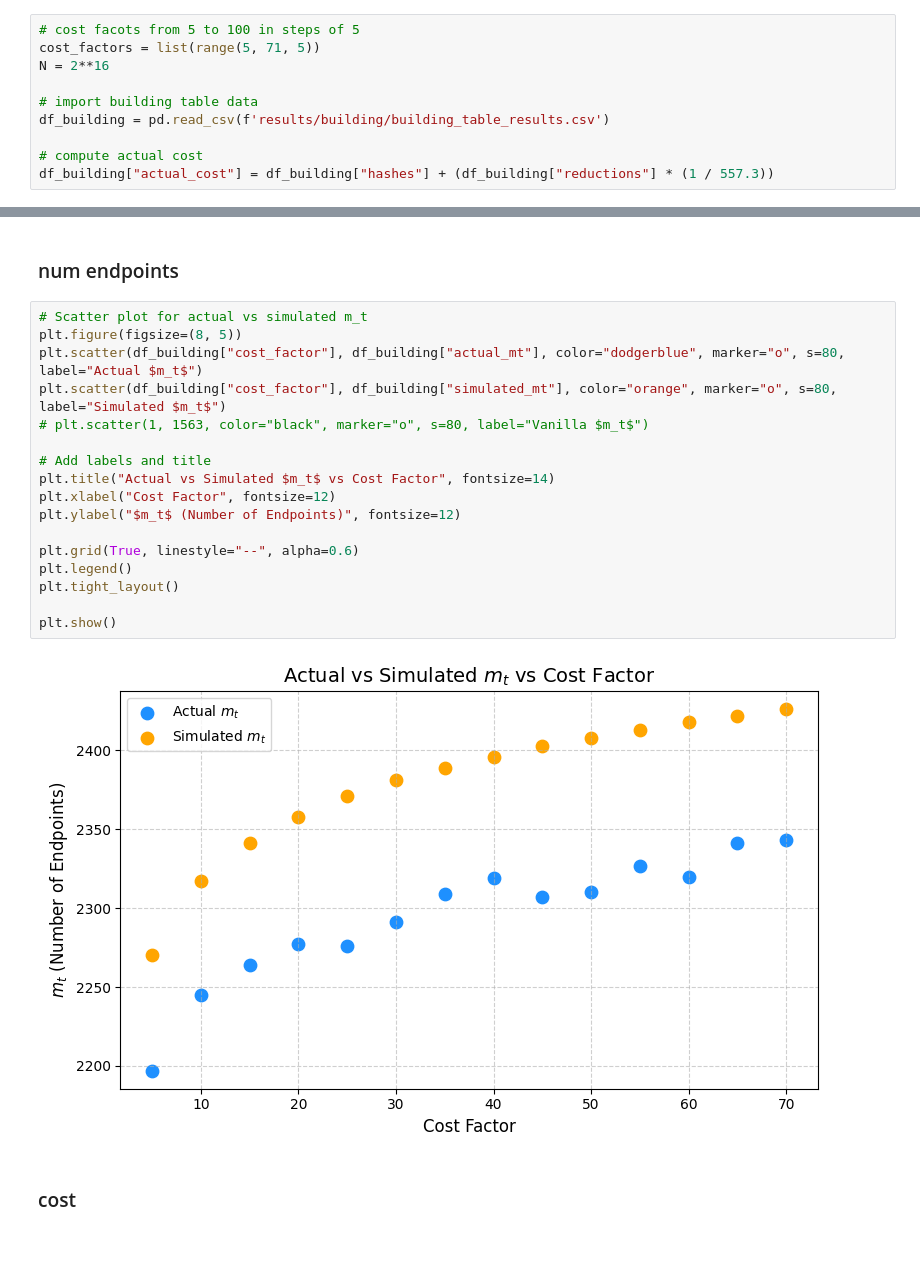
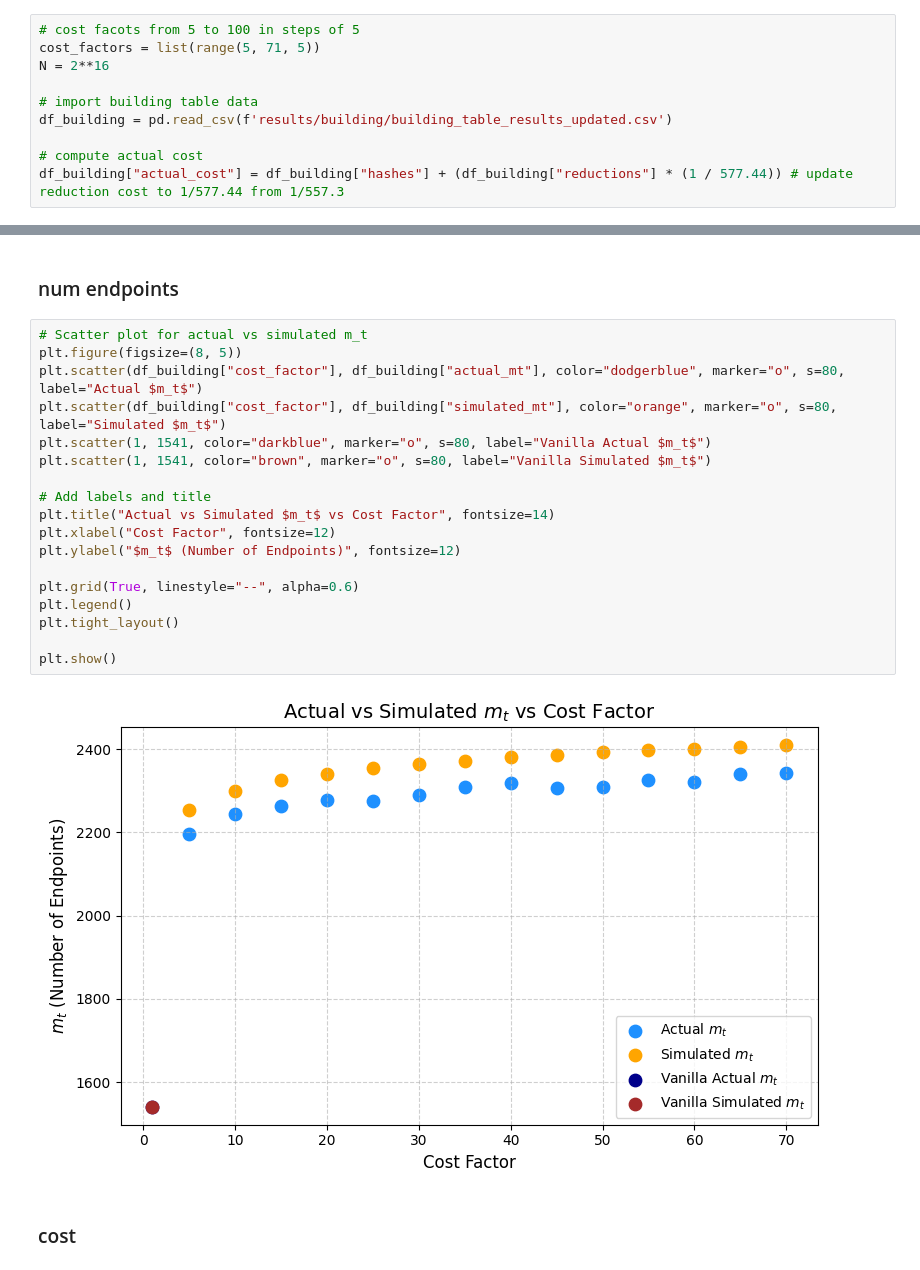
Before and after one commit to mahfuzahf/cherry-picking-reduction-functions, a Jupyter notebook: plots/higher_costs/N_16/constructing_table/plotting.ipynb, the cells around one changed output, grey strips where cells are left out. Saved outputs shown, nothing was run; the diff lists cells and outputs as text.

Commit message:
had a look into how simulaion was calculated, and it was missing out the final column to calculate. haven't fixed in simulation, but fixed in results.

```diff
--- a/plots/higher_costs/N_16/constructing_table/plotting.ipynb
+++ b/plots/higher_costs/N_16/constructing_table/plotting.ipynb
@@ -9,10 +10,10 @@ cost_factors = list(range(5, 71, 5))
 N = 2**16
 
 # import building table data
-df_building = pd.read_csv(f'results/building/building_table_results.csv')
+df_building = pd.read_csv(f'results/building/building_table_results_updated.csv')
 
 # compute actual cost
-df_building["actual_cost"] = df_building["hashes"] + (df_building["reductions"] * (1 / 557.3))
+df_building["actual_cost"] = df_building["hashes"] + (df_building["reductions"] * (1 / 577.44)) # update reduction cost to 1/577.44 from 1/557.3
 # %% [markdown]
 ## Plot precomputation
 # %% [markdown]
@@ -20,22 +21,23 @@ df_building["actual_cost"] = df_building["hashes"] + (df_building["reductions"]
 # %%
 # Scatter plot for actual vs simulated m_t
 plt.figure(figsize=(8, 5))
 plt.scatter(df_building["cost_factor"], df_building["actual_mt"], color="dodgerblue", marker="o", s=80, label="Actual $m_t$")
 plt.scatter(df_building["cost_factor"], df_building["simulated_mt"], color="orange", marker="o", s=80, label="Simulated $m_t$")
-# plt.scatter(1, 1563, color="black", marker="o", s=80, label="Vanilla $m_t$")
+plt.scatter(1, 1541, color="darkblue", marker="o", s=80, label="Vanilla Actual $m_t$")
+plt.scatter(1, 1541, color="brown", marker="o", s=80, label="Vanilla Simulated $m_t$")
 
 # Add labels and title
 plt.title("Actual vs Simulated $m_t$ vs Cost Factor", fontsize=14)
 plt.xlabel("Cost Factor", fontsize=12)
 plt.ylabel("$m_t$ (Number of Endpoints)", fontsize=12)
 
 plt.grid(True, linestyle="--", alpha=0.6)
 plt.legend()
 plt.tight_layout()
 
 plt.show()
 # %% [output]
-[figure, old version]
+[figure, new version]
 # %% [markdown]
 ### cost
 # %%
```
Also changed, not shown: parts of 5 cells of this notebook, 7 other files.
